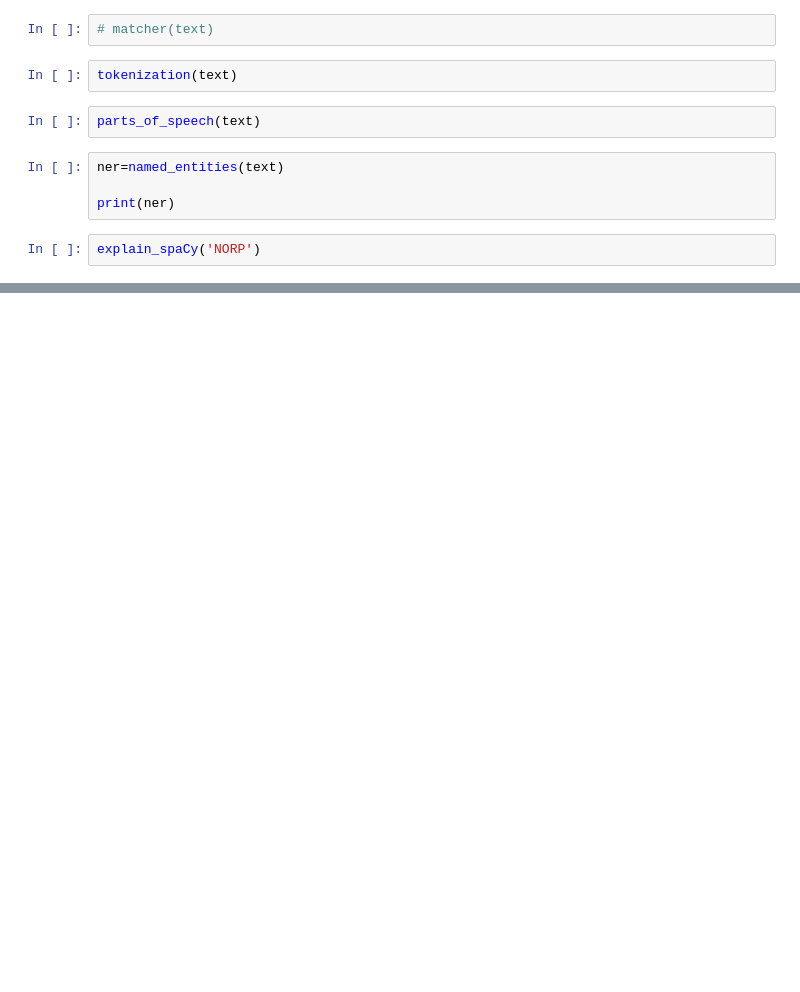
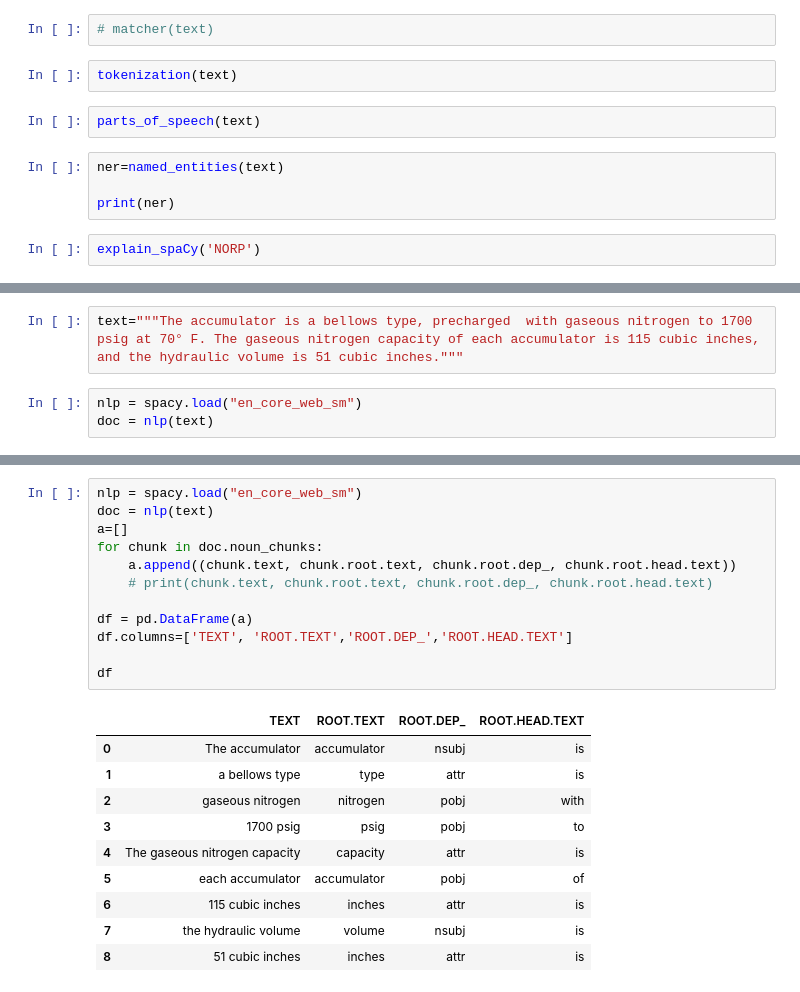
Before and after one commit to DJimmie/NLP-Training, a Jupyter notebook: spacy/spacy_basics_1.ipynb, the cells around one changed output, grey strips where cells are left out. Cells and saved outputs as stored; diff of their text form; blank space fills up the shorter version.

```diff
--- a/spacy/spacy_basics_1.ipynb
+++ b/spacy/spacy_basics_1.ipynb
@@ -112,0 +91,5 @@ explain_spaCy('NORP')
+# %%
+text="""The accumulator is a bellows type, precharged  with gaseous nitrogen to 1700 psig at 70° F. The gaseous nitrogen capacity of each accumulator is 115 cubic inches, and the hydraulic volume is 51 cubic inches."""
+# %%
+nlp = spacy.load("en_core_web_sm")
+doc = nlp(text)
@@ -112,0 +116,23 @@ explain_spaCy('NORP')
+# %%
+nlp = spacy.load("en_core_web_sm")
+doc = nlp(text)
+a=[]
+for chunk in doc.noun_chunks:
+    a.append((chunk.text, chunk.root.text, chunk.root.dep_, chunk.root.head.text))
+    # print(chunk.text, chunk.root.text, chunk.root.dep_, chunk.root.head.text)
+
+df = pd.DataFrame(a)
+df.columns=['TEXT', 'ROOT.TEXT','ROOT.DEP_','ROOT.HEAD.TEXT']
+
+df
+# %% [output]
+|  | TEXT | ROOT.TEXT | ROOT.DEP_ | ROOT.HEAD.TEXT |
+| 0 | The accumulator | accumulator | nsubj | is |
+| 1 | a bellows type | type | attr | is |
+| 2 | gaseous nitrogen | nitrogen | pobj | with |
+| 3 | 1700 psig | psig | pobj | to |
+| 4 | The gaseous nitrogen capacity | capacity | attr | is |
+| 5 | each accumulator | accumulator | pobj | of |
+| 6 | 115 cubic inches | inches | attr | is |
+| 7 | the hydraulic volume | volume | nsubj | is |
+| 8 | 51 cubic inches | inches | attr | is |
```
Also changed, not shown: parts of 5 cells of this notebook, 6 other files.
